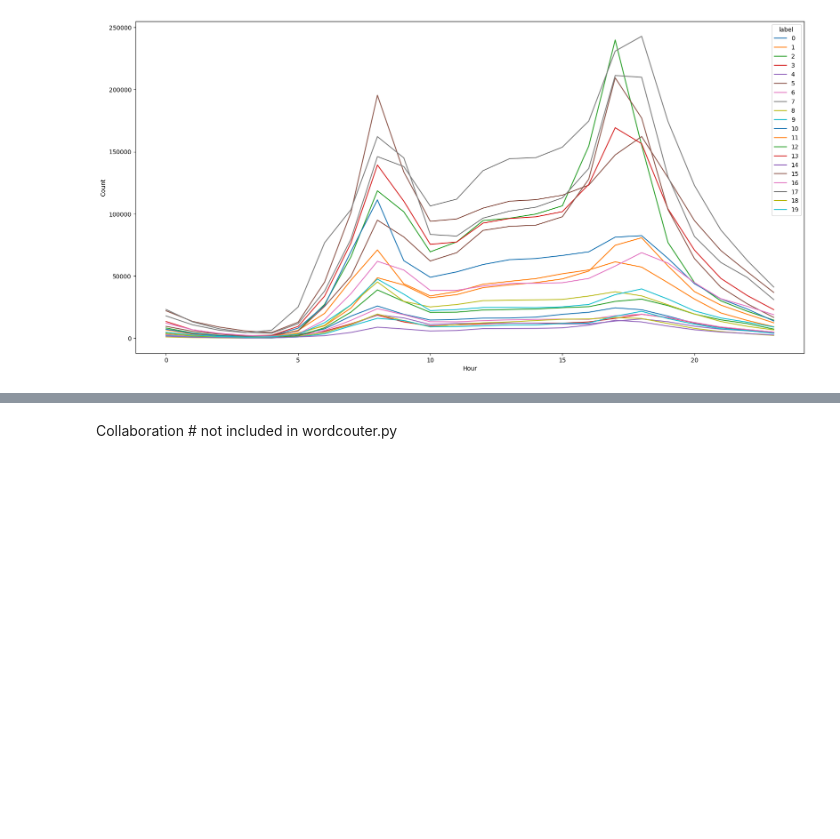
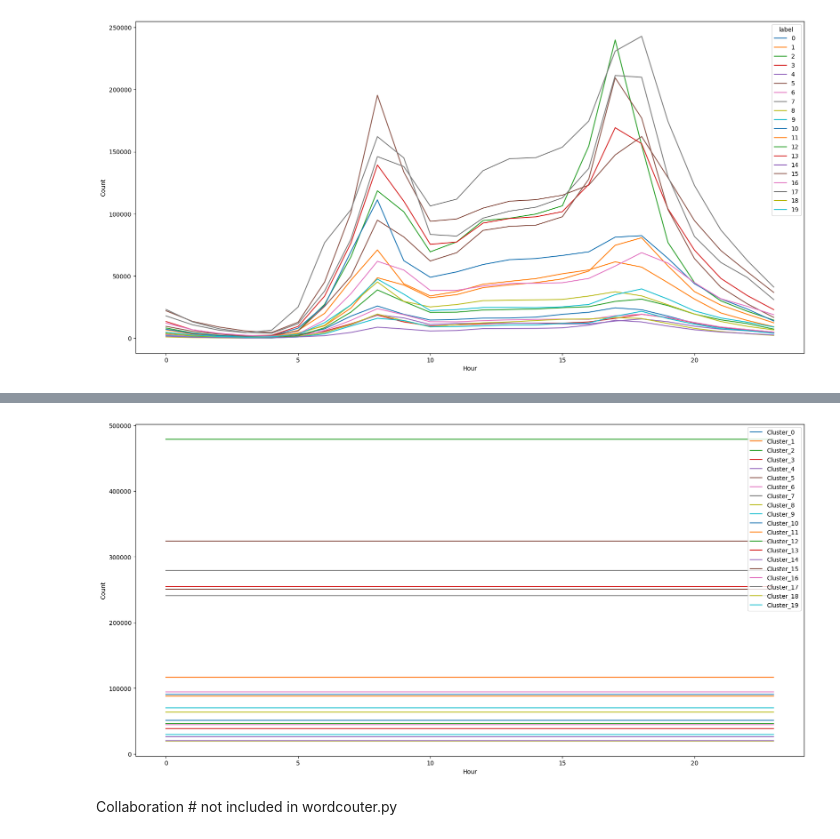
Before and after one commit to AlexisVandenHeede/IntroBA, a Jupyter notebook: report.ipynb, the cells around one changed output, grey strips where cells are left out. Cells and saved outputs as stored; diff of their text form; code cells hidden in the pictures; blank space fills up the shorter version.

```diff
--- a/report.ipynb
+++ b/report.ipynb
@@ -184,0 +179,4 @@ plt.show()
+# %%
+# amount of predictions per hour per cluster in df
+df['demand'] = df.groupby(['label', df['starttime'].dt.hour])['label'].transform('count')
+df.head()
@@ -206,2 +267,48 @@ pred = regr.predict(grouby_label.drop(columns=[0,1,2,3,4,5,6,7,8,9,10,11,12,13,1
+# %%
+# Create an empty dictionary to store the linear regression models for each cluster
+models = {}
+
+# Train a linear regression model for each cluster
+for cluster_label in range(20):
+    # Filter the data for the current cluster
+    cluster_data = df[df['label'] == cluster_label]
+
+    # Extract features (X) and target (y)
+    X = cluster_data[['starttime']].values
+    y = cluster_data['demand'].values
+
+    # Create and train the linear regression model
+    model = LinearRegression()
+    model.fit(X, y)
+
+    # Store the model in the dictionary
+    models[cluster_label] = model
+
+# Create an empty DataFrame to store the predictions
+predictions_df = pd.DataFrame()
+
+# Make predictions for each cluster and add them to the DataFrame
+for cluster_label in range(20):
+    # Extract the hours for which you want to make predictions
+    hours_to_predict = grouby_label.index.values
+
+    # Create a feature matrix with these hours
+    X_predict = hours_to_predict.reshape(-1, 1)
+
+    # Make predictions using the model for the current cluster
+    predictions = models[cluster_label].predict(X_predict)
+
+    # Add the predictions to the DataFrame
+    predictions_df['Cluster_' + str(cluster_label)] = predictions
+
+# Plot the predictions
+predictions_df['Hour'] = hours_to_predict
+predictions_df.set_index('Hour', inplace=True)
+predictions_df.plot(figsize=(20, 10))
+plt.ylabel('Count')
+plt.xlabel('Hour')
+plt.show()
+# %% [output]
+[figure, added]
 # %% [markdown]
 Collaboration # not included in wordcouter.py
```
Also changed, not shown: parts of 13 cells of this notebook.
